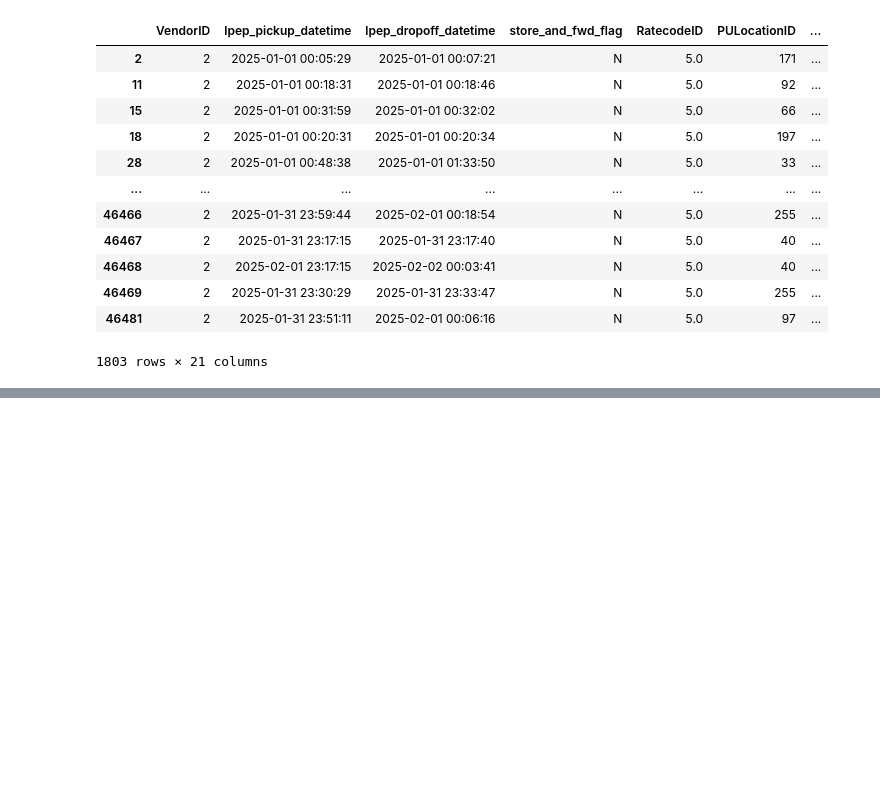
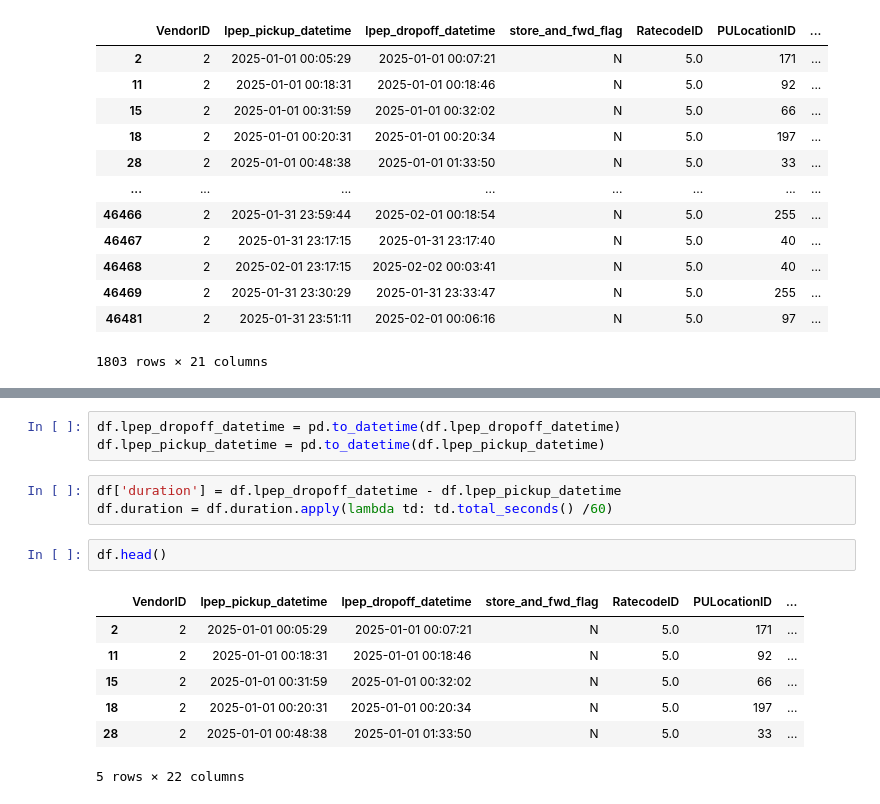
Before and after one commit to ringerH/MLops, a Jupyter notebook: 01-intro/homework.ipynb, the cells around one changed output, grey strips where cells are left out. Drawn from its saved outputs; the diff is of its cells as text; blank space fills up the shorter version.

```diff
--- a/01-intro/homework.ipynb
+++ b/01-intro/homework.ipynb
@@ -51,0 +52,16 @@ df
+# %%
+df.lpep_dropoff_datetime = pd.to_datetime(df.lpep_dropoff_datetime)
+df.lpep_pickup_datetime = pd.to_datetime(df.lpep_pickup_datetime)
+# %%
+df['duration'] = df.lpep_dropoff_datetime - df.lpep_pickup_datetime
+df.duration = df.duration.apply(lambda td: td.total_seconds() /60)
+# %%
+df.head()
+# %% [output]
+|  | VendorID | lpep_pickup_datetime | lpep_dropoff_datetime | store_and_fwd_flag | RatecodeID | PULocationID | ... |
+| 2 | 2 | 2025-01-01 00:05:29 | 2025-01-01 00:07:21 | N | 5.0 | 171 | ... |
+| 11 | 2 | 2025-01-01 00:18:31 | 2025-01-01 00:18:46 | N | 5.0 | 92 | ... |
+| 15 | 2 | 2025-01-01 00:31:59 | 2025-01-01 00:32:02 | N | 5.0 | 66 | ... |
+| 18 | 2 | 2025-01-01 00:20:31 | 2025-01-01 00:20:34 | N | 5.0 | 197 | ... |
+| 28 | 2 | 2025-01-01 00:48:38 | 2025-01-01 01:33:50 | N | 5.0 | 33 | ... |
+5 rows × 22 columns
```
Also changed, not shown: parts of 4 cells of this notebook.
